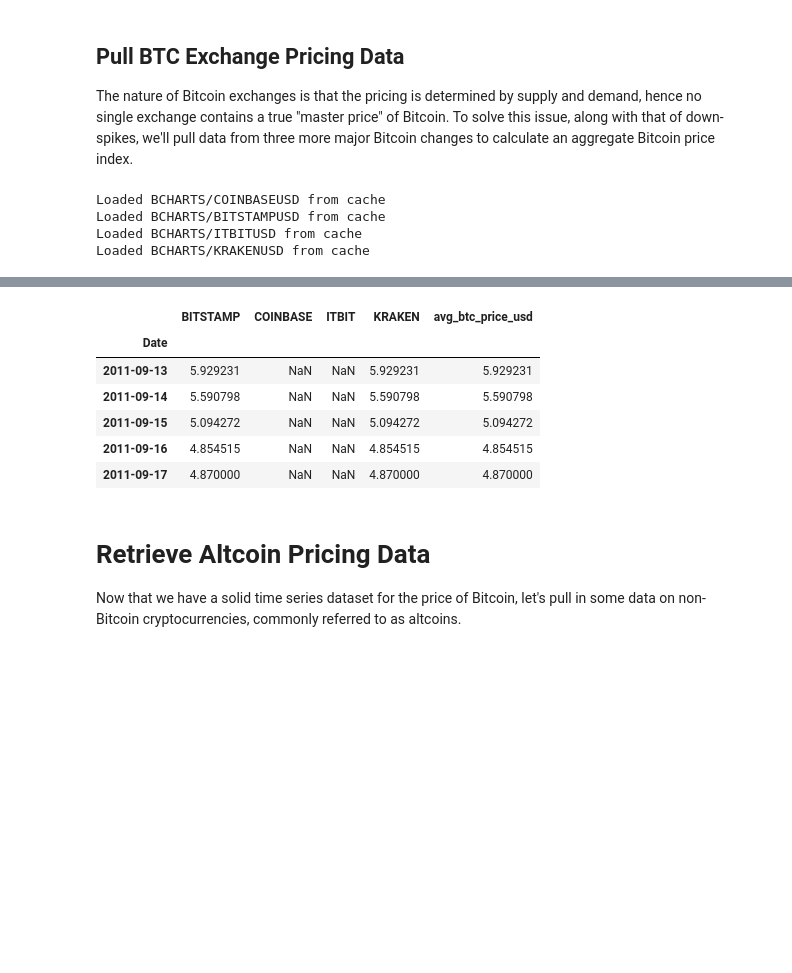
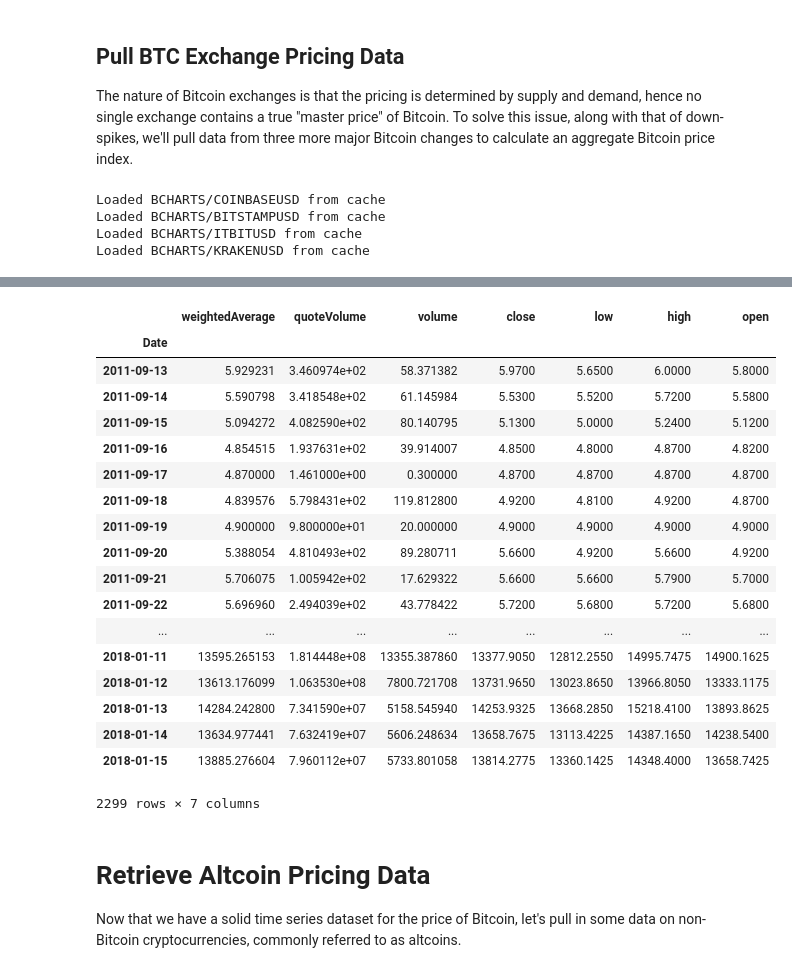
Before and after one commit to arashash/BitPredict, a Jupyter notebook: Classification/classifyTomorrowChange.ipynb, the cells around one changed output, grey strips where cells are left out. Cells and saved outputs as stored; diff of their text form; code cells hidden in the pictures; blank space fills up the shorter version.

Commit message:
bitcoin data is added

```diff
--- a/Classification/classifyTomorrowChange.ipynb
+++ b/Classification/classifyTomorrowChange.ipynb
@@ -77,53 +78,71 @@ def merge_dfs_on_column(dataframes, labels, col):
 # %%
 # Pull pricing data for 3 more BTC exchanges
 exchanges = ['COINBASE','BITSTAMP','ITBIT', 'KRAKEN']
 
 exchange_data = {}
 
 for exchange in exchanges:
     exchange_code = 'BCHARTS/{}USD'.format(exchange)
     btc_exchange_df = get_quandl_data(exchange_code)
     exchange_data[exchange] = btc_exchange_df
 
+btc_usd_df = pd.DataFrame()
 # Merge the BTC price dataseries' into a single dataframe
-btc_usd_datasets = merge_dfs_on_column(list(exchange_data.values()), list(exchange_data.keys()), 'Weighted Price')
-
-# Remove "0" values
-btc_usd_datasets.replace(0, np.nan, inplace=True)
-
-# Calculate the average BTC price as a new column
-btc_usd_datasets['avg_btc_price_usd'] = btc_usd_datasets.mean(axis=1)
+btc_usd_df['weightedAverage'] = merge_dfs_on_column(list(exchange_data.values()),
+                                       list(exchange_data.keys()),
+                                       'Weighted Price').replace(0,np.nan).mean(axis=1)
+btc_usd_df['quoteVolume'] = merge_dfs_on_column(list(exchange_data.values()),
+                                       list(exchange_data.keys()),
+                                       'Volume (Currency)') .replace(0, np.nan).mean(axis=1)
+btc_usd_df['volume'] = merge_dfs_on_column(list(exchange_data.values()),
+                                       list(exchange_data.keys()),
+                                       'Volume (BTC)').replace(0, np.nan).mean(axis=1)
+btc_usd_df['close'] = merge_dfs_on_column(list(exchange_data.values()),
+                                       list(exchange_data.keys()),
+                                       'Close').replace(0, np.nan).mean(axis=1)
+btc_usd_df['low'] = merge_dfs_on_column(list(exchange_data.values()),
+                                       list(exchange_data.keys()),
+                                       'Low').replace(0, np.nan).mean(axis=1)
+btc_usd_df['high'] = merge_dfs_on_column(list(exchange_data.values()),
+                                       list(exchange_data.keys()),
+                                       'High').replace(0, np.nan).mean(axis=1)
+btc_usd_df['open'] = merge_dfs_on_column(list(exchange_data.values()),
+                                       list(exchange_data.keys()),
+                                       'Open').replace(0, np.nan).mean(axis=1)
 
 # Plot the average BTC price
-btc_trace = go.Scatter(x=btc_usd_datasets.index, y=btc_usd_datasets['avg_btc_price_usd'])
+btc_trace = go.Scatter(x=btc_usd_datasets.index, y=btc_usd_df['weightedAverage'])
 py.iplot([btc_trace])
+
+
+btc_usd_df.dropna(inplace=True)
+
+btc_usd_df
 # %% [output]
 Loaded BCHARTS/COINBASEUSD from cache
 Loaded BCHARTS/BITSTAMPUSD from cache
 Loaded BCHARTS/ITBITUSD from cache
 Loaded BCHARTS/KRAKENUSD from cache
 [interactive output not drawn]
+|  | weightedAverage | quoteVolume | volume | close | low | high | open |
+| Date |  |  |  |  |  |  |  |
+| 2011-09-13 | 5.929231 | 3.460974e+02 | 58.371382 | 5.9700 | 5.6500 | 6.0000 | 5.8000 |
+| 2011-09-14 | 5.590798 | 3.418548e+02 | 61.145984 | 5.5300 | 5.5200 | 5.7200 | 5.5800 |
+| 2011-09-15 | 5.094272 | 4.082590e+02 | 80.140795 | 5.1300 | 5.0000 | 5.2400 | 5.1200 |
+| 2011-09-16 | 4.854515 | 1.937631e+02 | 39.914007 | 4.8500 | 4.8000 | 4.8700 | 4.8200 |
+| 2011-09-17 | 4.870000 | 1.461000e+00 | 0.300000 | 4.8700 | 4.8700 | 4.8700 | 4.8700 |
+| 2011-09-18 | 4.839576 | 5.798431e+02 | 119.812800 | 4.9200 | 4.8100 | 4.9200 | 4.8700 |
+| 2011-09-19 | 4.900000 | 9.800000e+01 | 20.000000 | 4.9000 | 4.9000 | 4.9000 | 4.9000 |
+| 2011-09-20 | 5.388054 | 4.810493e+02 | 89.280711 | 5.6600 | 4.9200 | 5.6600 | 4.9200 |
+| 2011-09-21 | 5.706075 | 1.005942e+02 | 17.629322 | 5.6600 | 5.6600 | 5.7900 | 5.7000 |
+| 2011-09-22 | 5.696960 | 2.494039e+02 | 43.778422 | 5.7200 | 5.6800 | 5.7200 | 5.6800 |
+| ... | ... | ... | ... | ... | ... | ... | ... |
+| 2018-01-11 | 13595.265153 | 1.814448e+08 | 13355.387860 | 13377.9050 | 12812.2550 | 14995.7475 | 14900.1625 |
+| 2018-01-12 | 13613.176099 | 1.063530e+08 | 7800.721708 | 13731.9650 | 13023.8650 | 13966.8050 | 13333.1175 |
+| 2018-01-13 | 14284.242800 | 7.341590e+07 | 5158.545940 | 14253.9325 | 13668.2850 | 15218.4100 | 13893.8625 |
+| 2018-01-14 | 13634.977441 | 7.632419e+07 | 5606.248634 | 13658.7675 | 13113.4225 | 14387.1650 | 14238.5400 |
+| 2018-01-15 | 13885.276604 | 7.960112e+07 | 5733.801058 | 13814.2775 | 13360.1425 | 14348.4000 | 13658.7425 |
+2299 rows × 7 columns
-# %%
-# Get the average price data into shape for technical indicators
-btc = btc_usd_datasets
-
-btc = btc.rename(columns={'Weighted Price': 'price'})
-btc = btc.rename(columns={'Open': 'open'})
-btc = btc.rename(columns={'High': 'high'})
-btc = btc.rename(columns={'Low': 'low'})
-btc = btc.rename(columns={'Close': 'close'})
-btc = btc.rename(columns={'Volume (BTC)': 'volume'})
-btc = btc.rename(columns={'Volume (Currency)': 'quoteVolume'})
-
-btc.head()
-# %% [output]
-|  | BITSTAMP | COINBASE | ITBIT | KRAKEN | avg_btc_price_usd |
-| Date |  |  |  |  |  |
-| 2011-09-13 | 5.929231 | NaN | NaN | 5.929231 | 5.929231 |
-| 2011-09-14 | 5.590798 | NaN | NaN | 5.590798 | 5.590798 |
-| 2011-09-15 | 5.094272 | NaN | NaN | 5.094272 | 5.094272 |
-| 2011-09-16 | 4.854515 | NaN | NaN | 4.854515 | 4.854515 |
-| 2011-09-17 | 4.870000 | NaN | NaN | 4.870000 | 4.870000 |
 # %% [markdown]
 # Retrieve Altcoin Pricing Data
 Now that we have a solid time series dataset for the price of Bitcoin, let's pull in some data on non-Bitcoin cryptocurrencies, commonly referred to as altcoins.
```
Also changed, not shown: parts of 9 cells of this notebook.
